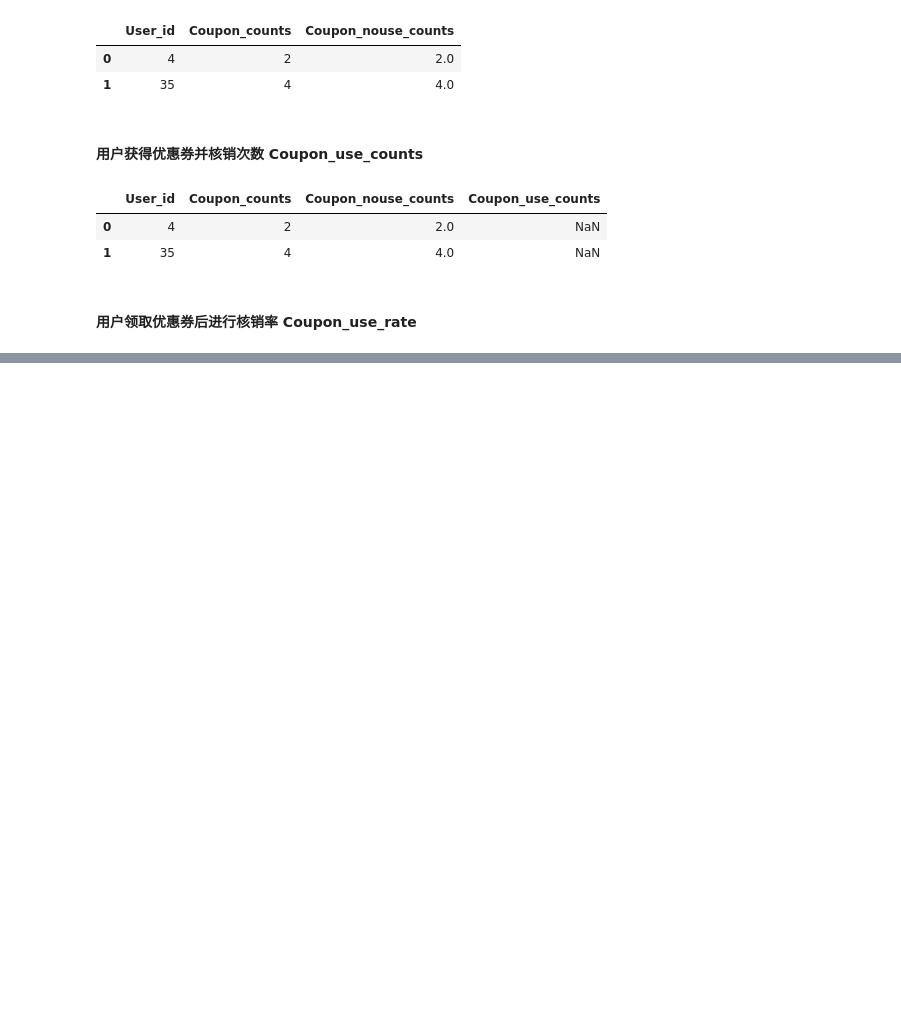
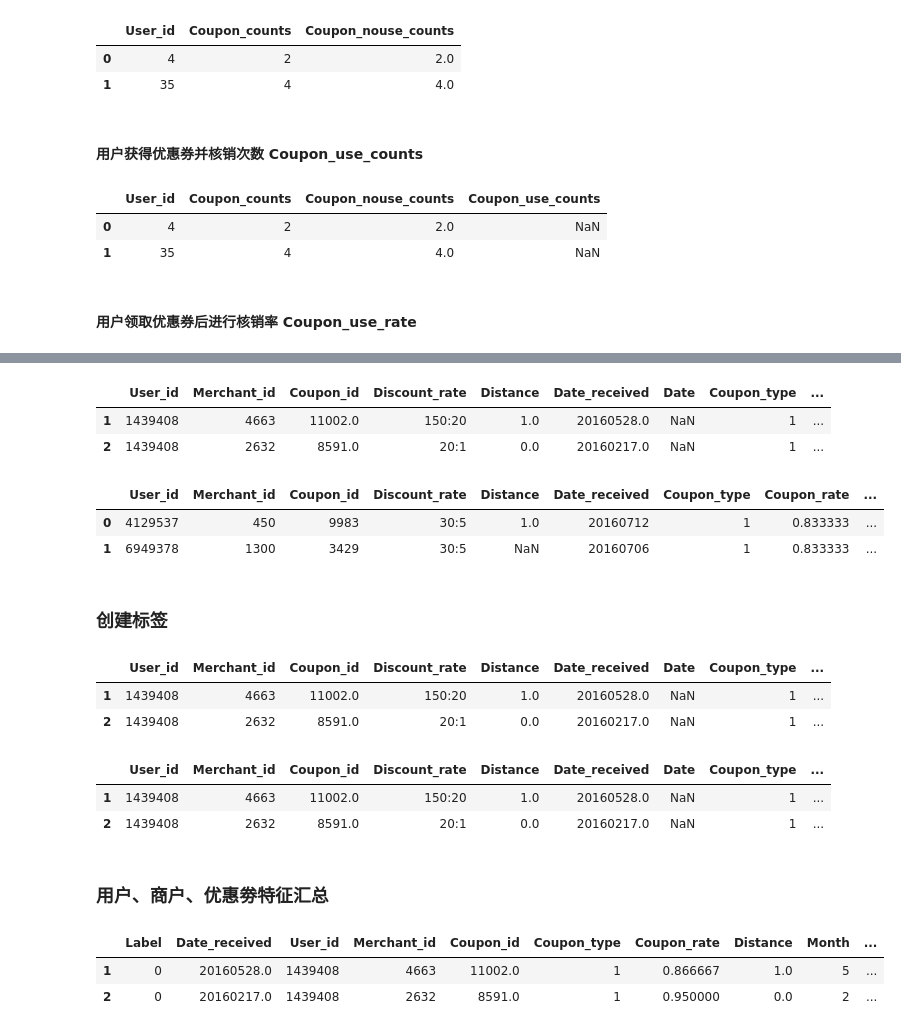
Before and after one commit to Shulin-Zhang/Mechine_learning_in_action, a Jupyter notebook: O2OA_Coupon_Usage_Forecast/start.ipynb, the cells around one changed output, grey strips where cells are left out. Saved outputs shown, nothing was run; the diff lists cells and outputs as text; code cells hidden in the pictures; blank space fills up the shorter version.

```diff
--- a/O2OA_Coupon_Usage_Forecast/start.ipynb
+++ b/O2OA_Coupon_Usage_Forecast/start.ipynb
@@ -151,0 +434,53 @@ df_test.groupby('User_id').count()
+# %%
+def parse_weekend(item):
+    weekday = int(item)
+
+    if weekday == 6 or weekday == 7:
+        return 1
+    else:
+        return 0
+# %%
+df_off['Weekend'] = df_off.Weekday.apply(parse_weekend)
+df_off.head(2)
+# %% [output]
+|  | User_id | Merchant_id | Coupon_id | Discount_rate | Distance | Date_received | Date | Coupon_type | ... |
+| 1 | 1439408 | 4663 | 11002.0 | 150:20 | 1.0 | 20160528.0 | NaN | 1 | ... |
+| 2 | 1439408 | 2632 | 8591.0 | 20:1 | 0.0 | 20160217.0 | NaN | 1 | ... |
+# %%
+df_test['Weekend'] = df_test.Weekday.apply(parse_weekend)
+df_test.head(2)
+# %% [output]
+|  | User_id | Merchant_id | Coupon_id | Discount_rate | Distance | Date_received | Coupon_type | Coupon_rate | ... |
+| 0 | 4129537 | 450 | 9983 | 30:5 | 1.0 | 20160712 | 1 | 0.833333 | ... |
+| 1 | 6949378 | 1300 | 3429 | 30:5 | NaN | 20160706 | 1 | 0.833333 | ... |
+# %% [markdown]
+### 创建标签
+# %%
+df_off.head(2)
+# %% [output]
+|  | User_id | Merchant_id | Coupon_id | Discount_rate | Distance | Date_received | Date | Coupon_type | ... |
+| 1 | 1439408 | 4663 | 11002.0 | 150:20 | 1.0 | 20160528.0 | NaN | 1 | ... |
+| 2 | 1439408 | 2632 | 8591.0 | 20:1 | 0.0 | 20160217.0 | NaN | 1 | ... |
+# %%
+def parse_label(row):
+    if str(row['Date']) != 'nan':
+        td = pd.to_datetime(row['Date'], format='%Y%m%d') - pd.to_datetime(row['Date_received'], format='%Y%m%d')
+        if td <= pd.Timedelta(15, 'D'):
+            return 1
+    return 0
+# %%
+df_off['Label'] = df_off.apply(parse_label, axis=1)
+df_off.head(2)
+# %% [output]
+|  | User_id | Merchant_id | Coupon_id | Discount_rate | Distance | Date_received | Date | Coupon_type | ... |
+| 1 | 1439408 | 4663 | 11002.0 | 150:20 | 1.0 | 20160528.0 | NaN | 1 | ... |
+| 2 | 1439408 | 2632 | 8591.0 | 20:1 | 0.0 | 20160217.0 | NaN | 1 | ... |
+# %% [markdown]
+### 用户、商户、优惠劵特征汇总
+# %%
+df_train = df_off[['Label', 'Date_received', 'User_id', 'Merchant_id', 'Coupon_id', 'Coupon_type', 'Coupon_rate', 'Distance', 'Month', 'Weekday', 'Weekend']].copy()
+df_train.head(2)
+# %% [output]
+|  | Label | Date_received | User_id | Merchant_id | Coupon_id | Coupon_type | Coupon_rate | Distance | Month | ... |
+| 1 | 0 | 20160528.0 | 1439408 | 4663 | 11002.0 | 1 | 0.866667 | 1.0 | 5 | ... |
+| 2 | 0 | 20160217.0 | 1439408 | 2632 | 8591.0 | 1 | 0.950000 | 0.0 | 2 | ... |
```
Also changed, not shown: parts of 106 cells of this notebook, 1 other file.
